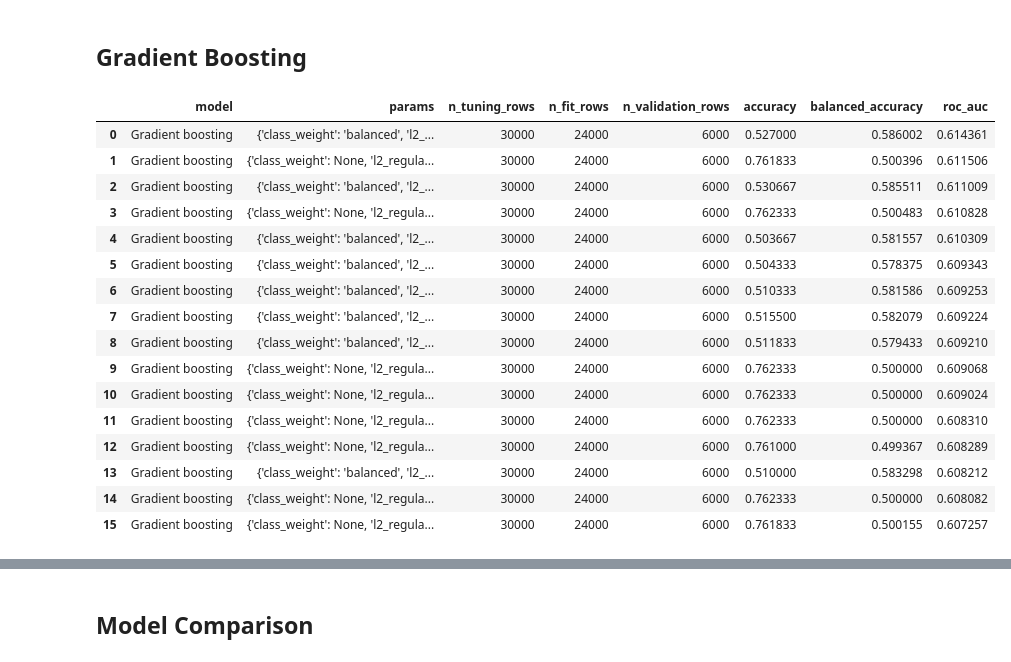
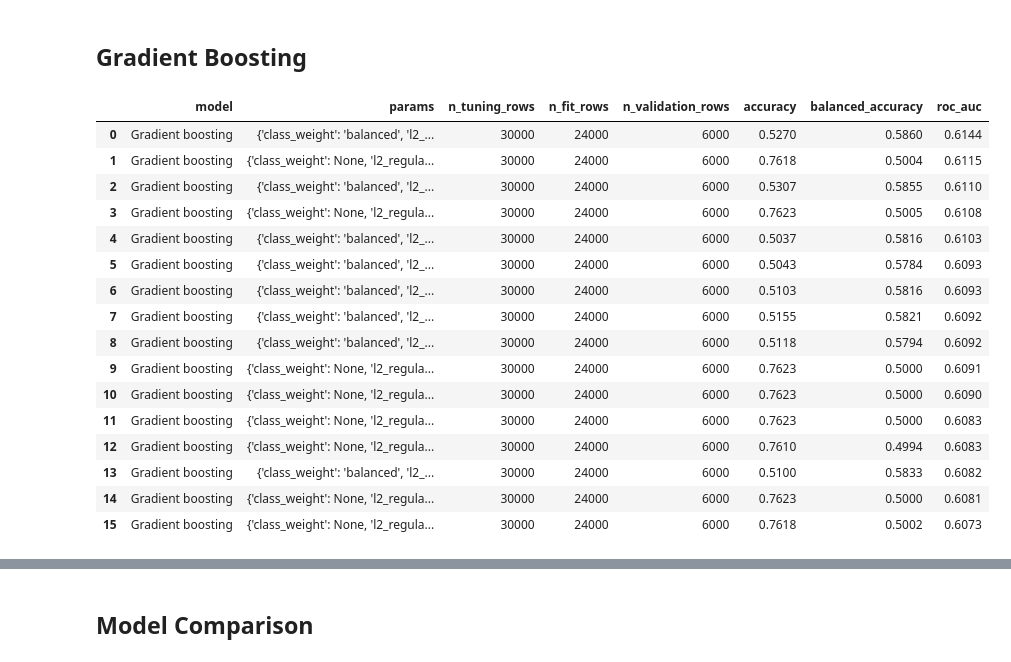
Before and after one commit to fedebri/reasoning-under-compression, a Jupyter notebook: notebooks/02_prompt_level_compressibility.ipynb, the cells around one changed output, grey strips where cells are left out. Cells and saved outputs as stored; diff of their text form; code cells hidden in the pictures.

Commit message:
formatting update

```diff
--- a/notebooks/02_prompt_level_compressibility.ipynb
+++ b/notebooks/02_prompt_level_compressibility.ipynb
@@ -192,14 +218,19 @@ prompt_rf_selection_results
 # %%
 prompt_rf_params = prompt_rf_selection_results.loc[0, "params"]
-prompt_rf_model = fit_selected_model(
-    model_class=RandomForestClassifier,
-    selected_params=prompt_rf_params,
-    preprocessor=preprocessor,
-    X_train=X_train,
-    y_train=y_train,
+prompt_rf_model = Pipeline(
+    steps=[
+        ("preprocess", clone(preprocessor)),
+        ("model", RandomForestClassifier(**prompt_rf_params)),
+    ]
 )
+prompt_rf_model.fit(X_train, y_train)
 
 prompt_rf_pred = prompt_rf_model.predict(X_test)
-prompt_rf_metrics = evaluate_classifier(prompt_rf_model, X_test, y_test)
-format_metrics_percent(prompt_rf_metrics)
+prompt_rf_proba = prompt_rf_model.predict_proba(X_test)[:, 1]
+prompt_rf_metrics = {
+    "accuracy": accuracy_score(y_test, prompt_rf_pred),
+    "balanced_accuracy": balanced_accuracy_score(y_test, prompt_rf_pred),
+    "roc_auc": roc_auc_score(y_test, prompt_rf_proba),
+}
+pd.DataFrame([prompt_rf_metrics]).style.format("{:.4f}")
 # %% [output]
@@ -236,32 +265,41 @@ The random forest relies mostly on prompt length and prompt composition: charact
 # %%
 prompt_gb_selection_results = select_model_params(
     model_name="Gradient boosting",
     model_class=HistGradientBoostingClassifier,
     param_grid=gb_param_grid,
     preprocessor=preprocessor,
     X_train=X_train,
     y_train=y_train,
     groups_train=groups_train,
 )
 
-prompt_gb_selection_results
+display(
+    prompt_gb_selection_results.style
+    .format({metric: "{:.4f}" for metric in ["accuracy", "balanced_accuracy", "roc_auc"]})
+    .set_properties(
+        **{
+            "white-space": "pre-wrap",
+            "word-break": "break-word",
+        }
+    )
+)
 # %% [output]
 |  | model | params | n_tuning_rows | n_fit_rows | n_validation_rows | accuracy | balanced_accuracy | roc_auc |
-| 0 | Gradient boosting | {'class_weight': 'balanced', 'l2_... | 30000 | 24000 | 6000 | 0.527000 | 0.586002 | 0.614361 |
-| 1 | Gradient boosting | {'class_weight': None, 'l2_regula... | 30000 | 24000 | 6000 | 0.761833 | 0.500396 | 0.611506 |
-| 2 | Gradient boosting | {'class_weight': 'balanced', 'l2_... | 30000 | 24000 | 6000 | 0.530667 | 0.585511 | 0.611009 |
-| 3 | Gradient boosting | {'class_weight': None, 'l2_regula... | 30000 | 24000 | 6000 | 0.762333 | 0.500483 | 0.610828 |
-| 4 | Gradient boosting | {'class_weight': 'balanced', 'l2_... | 30000 | 24000 | 6000 | 0.503667 | 0.581557 | 0.610309 |
-| 5 | Gradient boosting | {'class_weight': 'balanced', 'l2_... | 30000 | 24000 | 6000 | 0.504333 | 0.578375 | 0.609343 |
-| 6 | Gradient boosting | {'class_weight': 'balanced', 'l2_... | 30000 | 24000 | 6000 | 0.510333 | 0.581586 | 0.609253 |
-| 7 | Gradient boosting | {'class_weight': 'balanced', 'l2_... | 30000 | 24000 | 6000 | 0.515500 | 0.582079 | 0.609224 |
-| 8 | Gradient boosting | {'class_weight': 'balanced', 'l2_... | 30000 | 24000 | 6000 | 0.511833 | 0.579433 | 0.609210 |
-| 9 | Gradient boosting | {'class_weight': None, 'l2_regula... | 30000 | 24000 | 6000 | 0.762333 | 0.500000 | 0.609068 |
-| 10 | Gradient boosting | {'class_weight': None, 'l2_regula... | 30000 | 24000 | 6000 | 0.762333 | 0.500000 | 0.609024 |
-| 11 | Gradient boosting | {'class_weight': None, 'l2_regula... | 30000 | 24000 | 6000 | 0.762333 | 0.500000 | 0.608310 |
-| 12 | Gradient boosting | {'class_weight': None, 'l2_regula... | 30000 | 24000 | 6000 | 0.761000 | 0.499367 | 0.608289 |
-| 13 | Gradient boosting | {'class_weight': 'balanced', 'l2_... | 30000 | 24000 | 6000 | 0.510000 | 0.583298 | 0.608212 |
-| 14 | Gradient boosting | {'class_weight': None, 'l2_regula... | 30000 | 24000 | 6000 | 0.762333 | 0.500000 | 0.608082 |
-| 15 | Gradient boosting | {'class_weight': None, 'l2_regula... | 30000 | 24000 | 6000 | 0.761833 | 0.500155 | 0.607257 |
+| 0 | Gradient boosting | {'class_weight': 'balanced', 'l2_... | 30000 | 24000 | 6000 | 0.5270 | 0.5860 | 0.6144 |
+| 1 | Gradient boosting | {'class_weight': None, 'l2_regula... | 30000 | 24000 | 6000 | 0.7618 | 0.5004 | 0.6115 |
+| 2 | Gradient boosting | {'class_weight': 'balanced', 'l2_... | 30000 | 24000 | 6000 | 0.5307 | 0.5855 | 0.6110 |
+| 3 | Gradient boosting | {'class_weight': None, 'l2_regula... | 30000 | 24000 | 6000 | 0.7623 | 0.5005 | 0.6108 |
+| 4 | Gradient boosting | {'class_weight': 'balanced', 'l2_... | 30000 | 24000 | 6000 | 0.5037 | 0.5816 | 0.6103 |
+| 5 | Gradient boosting | {'class_weight': 'balanced', 'l2_... | 30000 | 24000 | 6000 | 0.5043 | 0.5784 | 0.6093 |
+| 6 | Gradient boosting | {'class_weight': 'balanced', 'l2_... | 30000 | 24000 | 6000 | 0.5103 | 0.5816 | 0.6093 |
+| 7 | Gradient boosting | {'class_weight': 'balanced', 'l2_... | 30000 | 24000 | 6000 | 0.5155 | 0.5821 | 0.6092 |
+| 8 | Gradient boosting | {'class_weight': 'balanced', 'l2_... | 30000 | 24000 | 6000 | 0.5118 | 0.5794 | 0.6092 |
+| 9 | Gradient boosting | {'class_weight': None, 'l2_regula... | 30000 | 24000 | 6000 | 0.7623 | 0.5000 | 0.6091 |
+| 10 | Gradient boosting | {'class_weight': None, 'l2_regula... | 30000 | 24000 | 6000 | 0.7623 | 0.5000 | 0.6090 |
+| 11 | Gradient boosting | {'class_weight': None, 'l2_regula... | 30000 | 24000 | 6000 | 0.7623 | 0.5000 | 0.6083 |
+| 12 | Gradient boosting | {'class_weight': None, 'l2_regula... | 30000 | 24000 | 6000 | 0.7610 | 0.4994 | 0.6083 |
+| 13 | Gradient boosting | {'class_weight': 'balanced', 'l2_... | 30000 | 24000 | 6000 | 0.5100 | 0.5833 | 0.6082 |
+| 14 | Gradient boosting | {'class_weight': None, 'l2_regula... | 30000 | 24000 | 6000 | 0.7623 | 0.5000 | 0.6081 |
+| 15 | Gradient boosting | {'class_weight': None, 'l2_regula... | 30000 | 24000 | 6000 | 0.7618 | 0.5002 | 0.6073 |
 # %%
 prompt_gb_params = prompt_gb_selection_results.loc[0, "params"]
```
Also changed, not shown: parts of 10 cells of this notebook, 4 other files.
